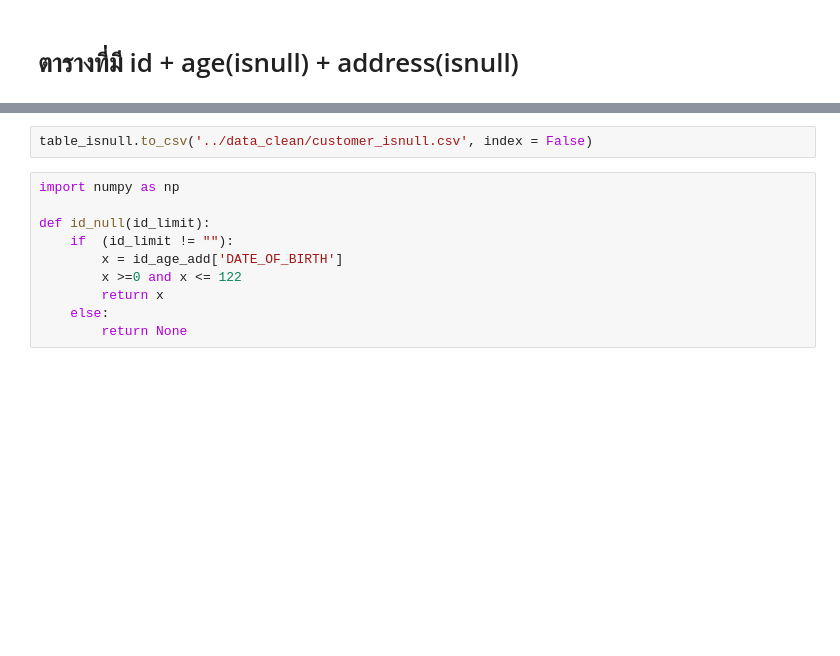
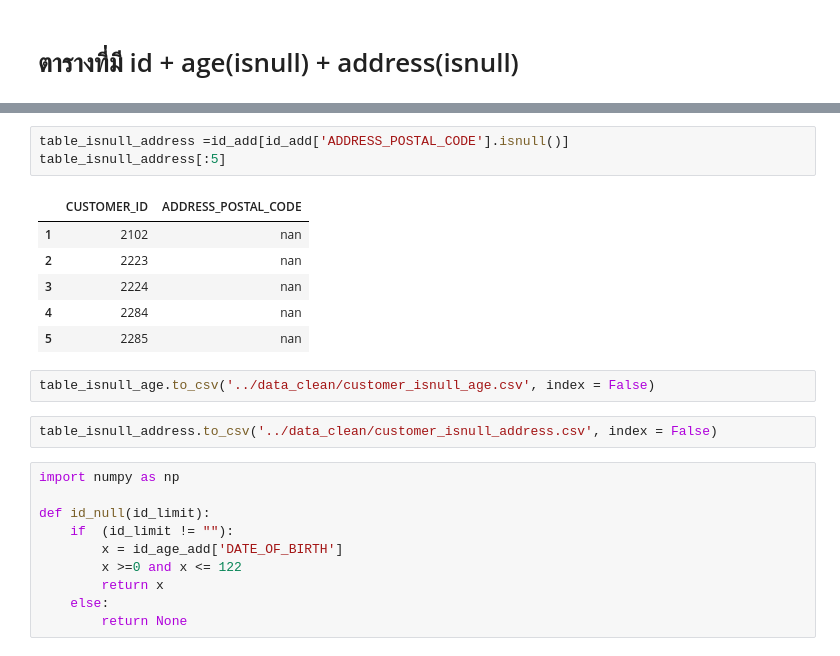
Before and after one commit to Kanbc/recommender-systems, a Jupyter notebook: cleaning/Customer.ipynb, the cells around one changed output, grey strips where cells are left out. Drawn from its saved outputs; the diff is of its cells as text; blank space fills up the shorter version.

```diff
--- a/cleaning/Customer.ipynb
+++ b/cleaning/Customer.ipynb
@@ -285,5 +295,17 @@ table_isnull
+# %%
+table_isnull_address =id_add[id_add['ADDRESS_POSTAL_CODE'].isnull()]
+table_isnull_address[:5]
+# %% [output]
+|  | CUSTOMER_ID | ADDRESS_POSTAL_CODE |
+| 1 | 2102 | nan |
+| 2 | 2223 | nan |
+| 3 | 2224 | nan |
+| 4 | 2284 | nan |
+| 5 | 2285 | nan |
 # %%
-table_isnull.to_csv('../data_clean/customer_isnull.csv', index = False)
+table_isnull_age.to_csv('../data_clean/customer_isnull_age.csv', index = False)
+# %%
+table_isnull_address.to_csv('../data_clean/customer_isnull_address.csv', index = False)
 # %%
 import numpy as np
 
```
Also changed, not shown: parts of 4 cells of this notebook, 3 other files.
